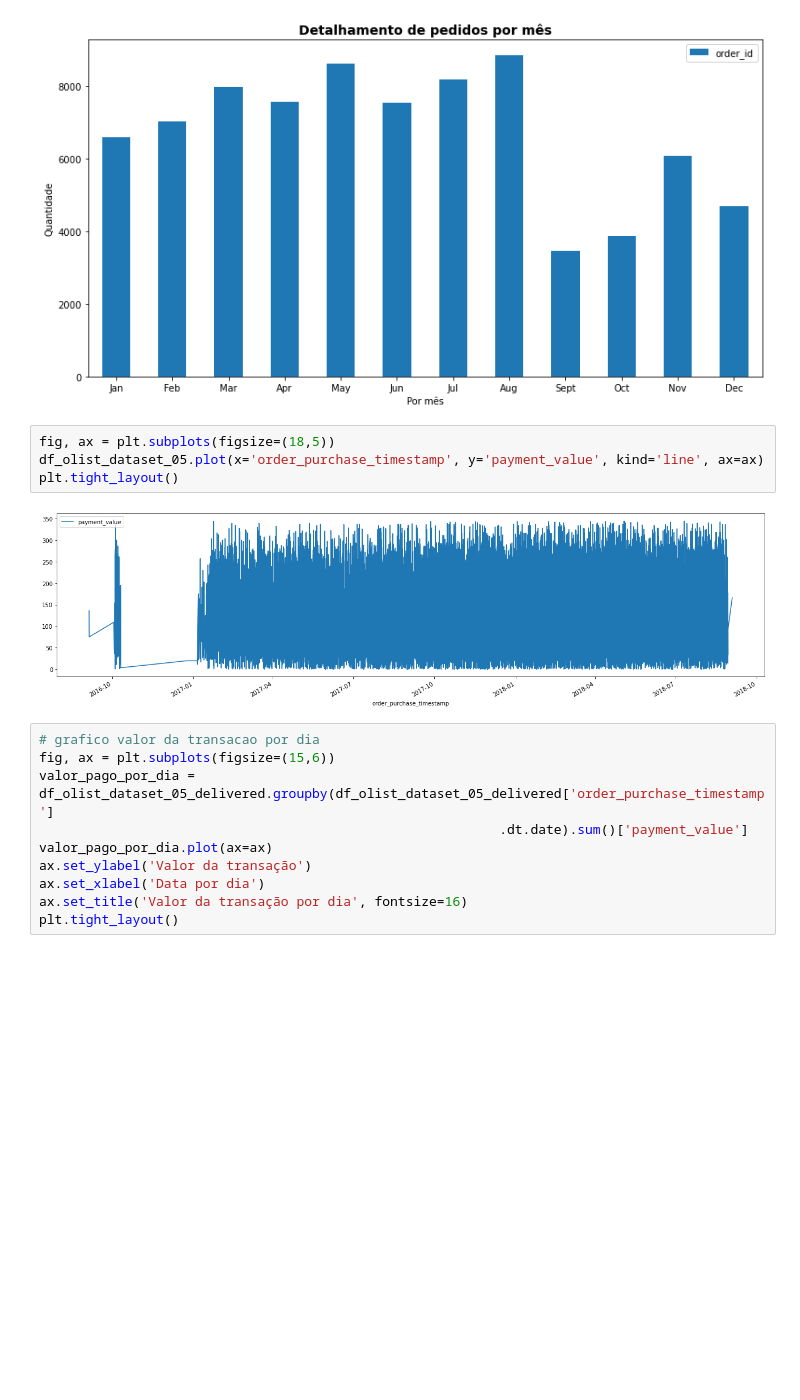
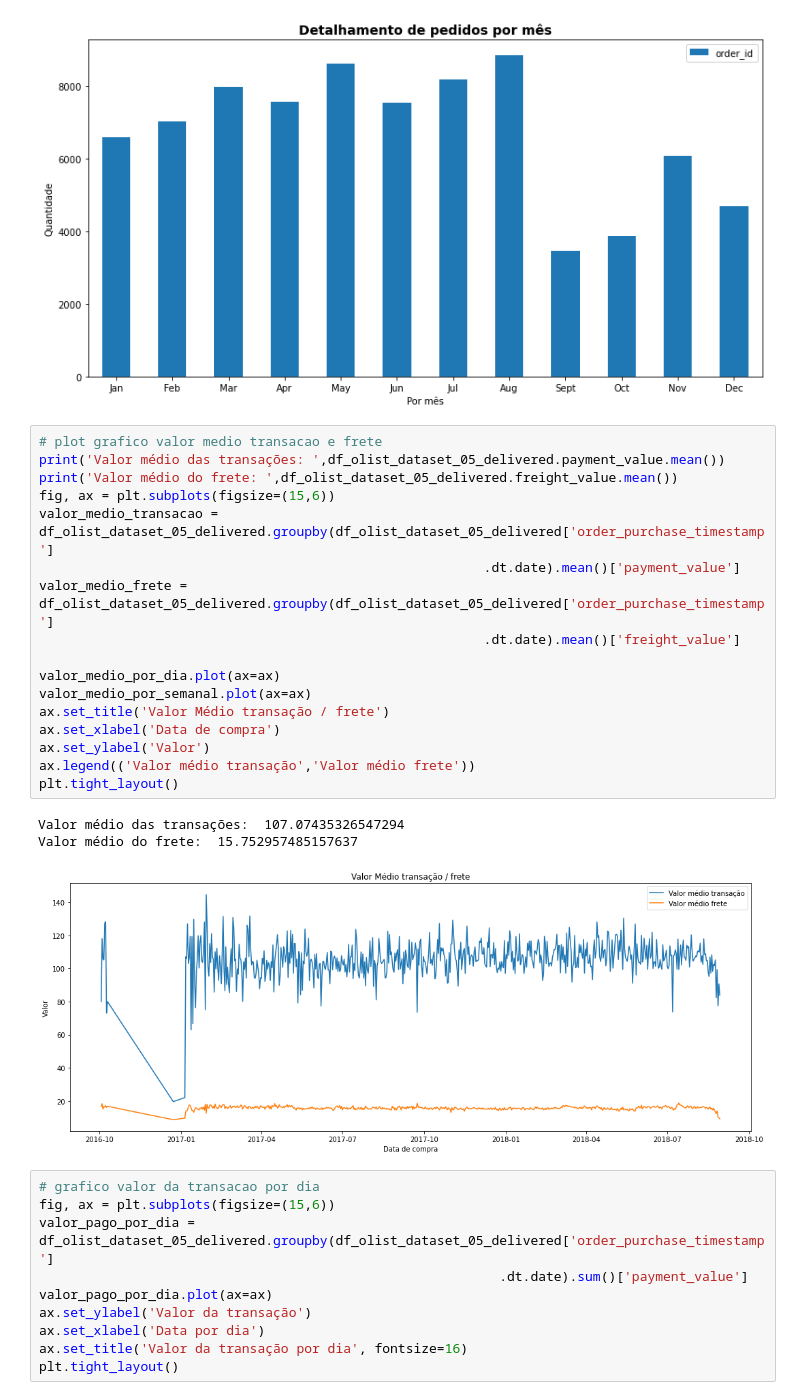
Before and after one commit to villani31/Vendas_Olist, a Jupyter notebook: Analise_De_Dados_Olist.ipynb, the cells around one changed output. Saved outputs shown, nothing was run; the diff lists cells and outputs as text; blank space fills up the shorter version.

```diff
--- a/Analise_De_Dados_Olist.ipynb
+++ b/Analise_De_Dados_Olist.ipynb
@@ -1423,11 +1426,26 @@ plt.tight_layout()
 # %% [output]
 [figure]
 # %%
-fig, ax = plt.subplots(figsize=(18,5))
-df_olist_dataset_05.plot(x='order_purchase_timestamp', y='payment_value', kind='line', ax=ax)
+# plot grafico valor medio transacao e frete
+print('Valor médio das transações: ',df_olist_dataset_05_delivered.payment_value.mean())
+print('Valor médio do frete: ',df_olist_dataset_05_delivered.freight_value.mean())
+fig, ax = plt.subplots(figsize=(15,6))
+valor_medio_transacao = df_olist_dataset_05_delivered.groupby(df_olist_dataset_05_delivered['order_purchase_timestamp']
+                                                         .dt.date).mean()['payment_value']
+valor_medio_frete = df_olist_dataset_05_delivered.groupby(df_olist_dataset_05_delivered['order_purchase_timestamp']
+                                                         .dt.date).mean()['freight_value']
+
+valor_medio_por_dia.plot(ax=ax)
+valor_medio_por_semanal.plot(ax=ax)
+ax.set_title('Valor Médio transação / frete')
+ax.set_xlabel('Data de compra')
+ax.set_ylabel('Valor')
+ax.legend(('Valor médio transação','Valor médio frete'))
 plt.tight_layout()
 # %% [output]
+Valor médio das transações:  107.07435326547294
+Valor médio do frete:  15.752957485157637
-[figure, old version]
+[figure, new version]
 # %%
 # grafico valor da transacao por dia
 fig, ax = plt.subplots(figsize=(15,6))
```
Also changed, not shown: parts of 11 cells of this notebook.
